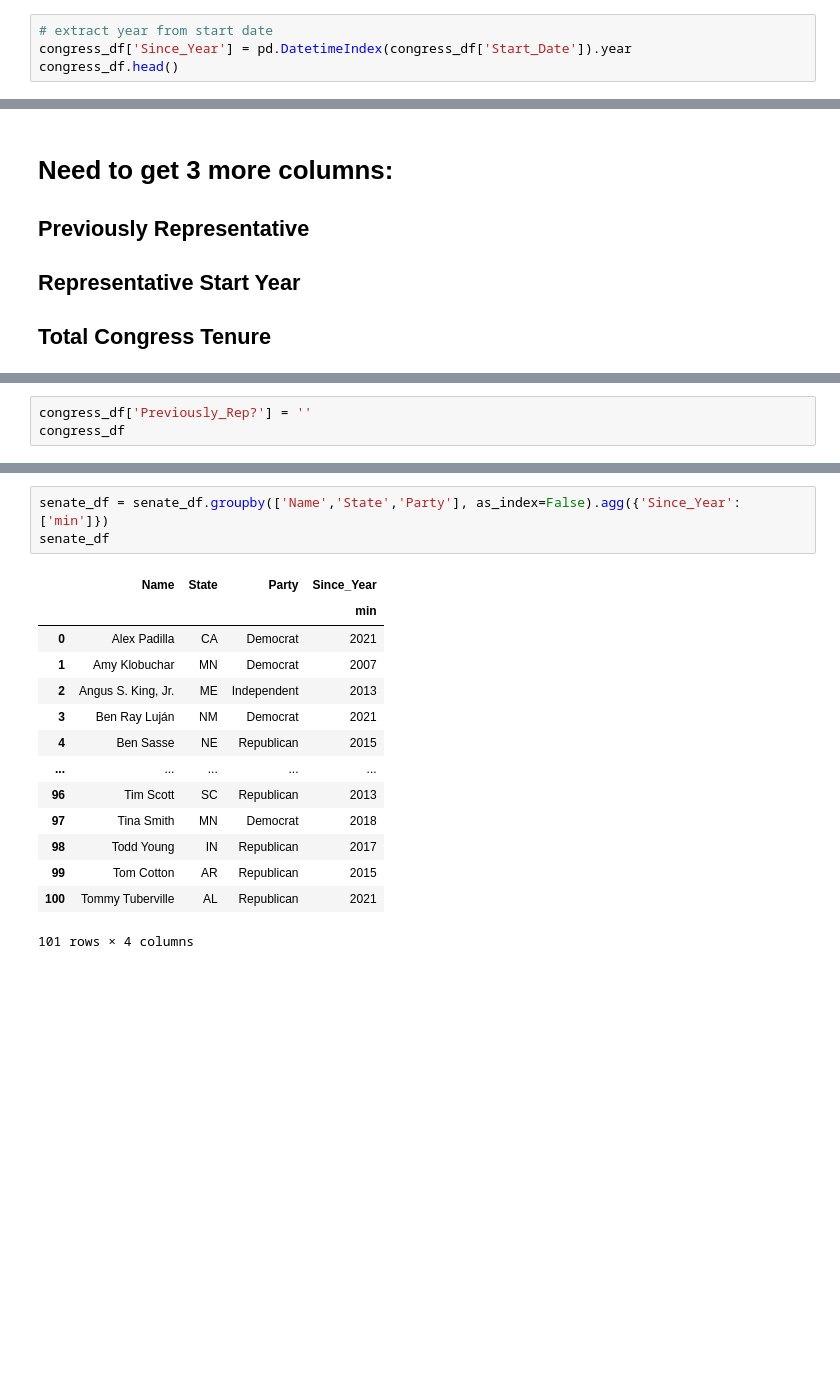
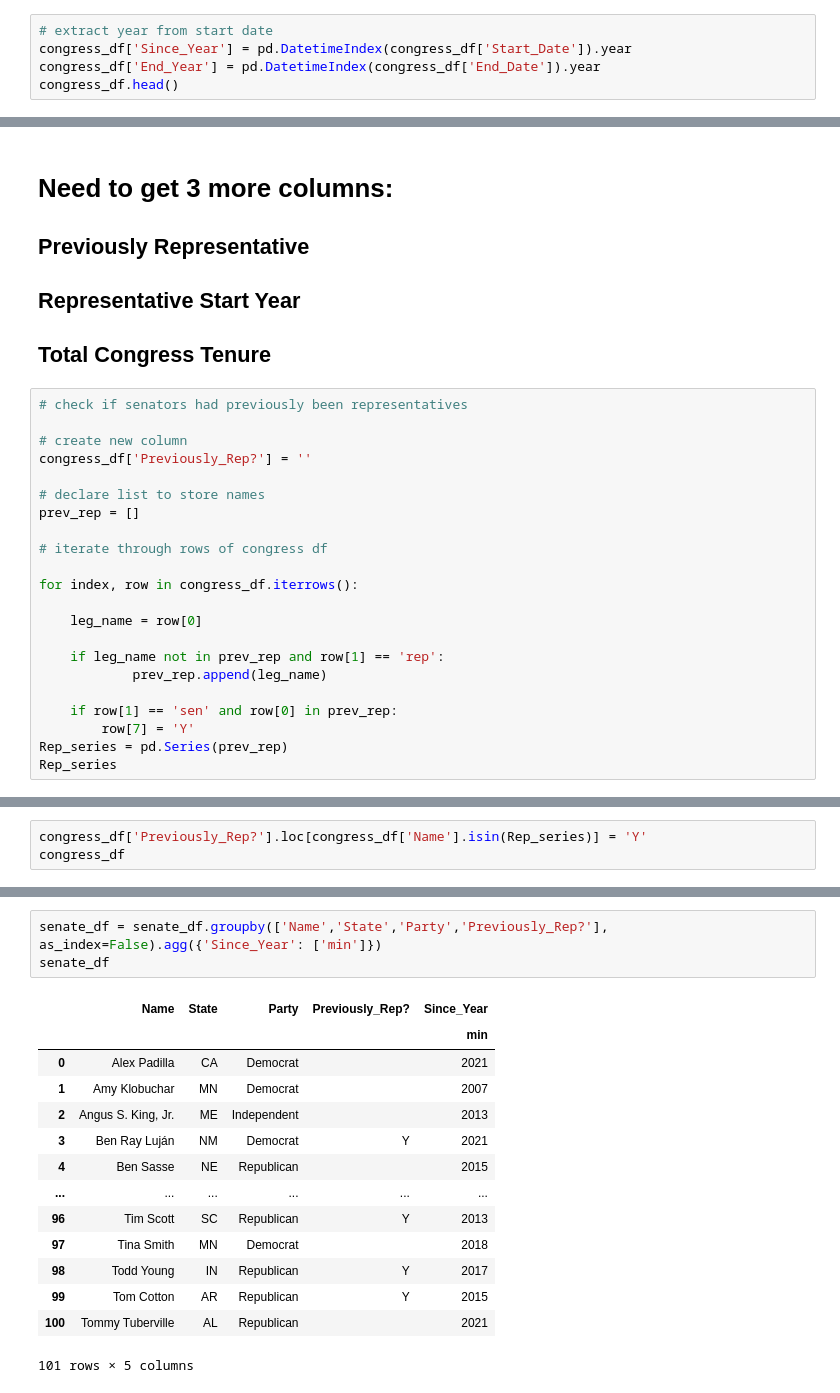
Before and after one commit to nickjlupu/Congress_Terms_Map, a Jupyter notebook: CongressETL.ipynb, the cells around one changed output, grey strips where cells are left out. Cells and saved outputs as stored; diff of their text form; blank space fills up the shorter version.

```diff
--- a/CongressETL.ipynb
+++ b/CongressETL.ipynb
@@ -186,5 +186,6 @@ congress_df
 # %%
 # extract year from start date
 congress_df['Since_Year'] = pd.DatetimeIndex(congress_df['Start_Date']).year
+congress_df['End_Year'] = pd.DatetimeIndex(congress_df['End_Date']).year
 congress_df.head()
 # %% [output]
@@ -199,3 +200,25 @@ congress_df.head()
 ## Previously Representative
 ## Representative Start Year
 ## Total Congress Tenure
+# %%
+# check if senators had previously been representatives
+
+# create new column
+congress_df['Previously_Rep?'] = ''
+
+# declare list to store names
+prev_rep = []
+
+# iterate through rows of congress df
+
+for index, row in congress_df.iterrows():
+
+    leg_name = row[0]
+
+    if leg_name not in prev_rep and row[1] == 'rep':
+            prev_rep.append(leg_name)
+
+    if row[1] == 'sen' and row[0] in prev_rep:
+        row[7] = 'Y'
+Rep_series = pd.Series(prev_rep)
+Rep_series
@@ -202,4 +238,4 @@ congress_df.head()
 # %%
-congress_df['Previously_Rep?'] = ''
+congress_df['Previously_Rep?'].loc[congress_df['Name'].isin(Rep_series)] = 'Y'
 congress_df
 # %% [output]
@@ -246,21 +287,21 @@ Since_Year                  int64
 Previously_Rep?            object
 dtype: object
 # %%
-senate_df = senate_df.groupby(['Name','State','Party'], as_index=False).agg({'Since_Year': ['min']})
+senate_df = senate_df.groupby(['Name','State','Party','Previously_Rep?'], as_index=False).agg({'Since_Year': ['min']})
 senate_df
 # %% [output]
-|  | Name | State | Party | Since_Year |
-|  |  |  |  | min |
-| 0 | Alex Padilla | CA | Democrat | 2021 |
-| 1 | Amy Klobuchar | MN | Democrat | 2007 |
-| 2 | Angus S. King, Jr. | ME | Independent | 2013 |
-| 3 | Ben Ray Luján | NM | Democrat | 2021 |
-| 4 | Ben Sasse | NE | Republican | 2015 |
-| ... | ... | ... | ... | ... |
-| 96 | Tim Scott | SC | Republican | 2013 |
-| 97 | Tina Smith | MN | Democrat | 2018 |
-| 98 | Todd Young | IN | Republican | 2017 |
-| 99 | Tom Cotton | AR | Republican | 2015 |
-| 100 | Tommy Tuberville | AL | Republican | 2021 |
+|  | Name | State | Party | Previously_Rep? | Since_Year |
+|  |  |  |  |  | min |
+| 0 | Alex Padilla | CA | Democrat |  | 2021 |
+| 1 | Amy Klobuchar | MN | Democrat |  | 2007 |
+| 2 | Angus S. King, Jr. | ME | Independent |  | 2013 |
+| 3 | Ben Ray Luján | NM | Democrat | Y | 2021 |
+| 4 | Ben Sasse | NE | Republican |  | 2015 |
+| ... | ... | ... | ... | ... | ... |
+| 96 | Tim Scott | SC | Republican | Y | 2013 |
+| 97 | Tina Smith | MN | Democrat |  | 2018 |
+| 98 | Todd Young | IN | Republican | Y | 2017 |
+| 99 | Tom Cotton | AR | Republican | Y | 2015 |
+| 100 | Tommy Tuberville | AL | Republican |  | 2021 |
-101 rows × 4 columns
+101 rows × 5 columns
 # %%
```
Also changed, not shown: parts of 18 cells of this notebook, 4 other files.
